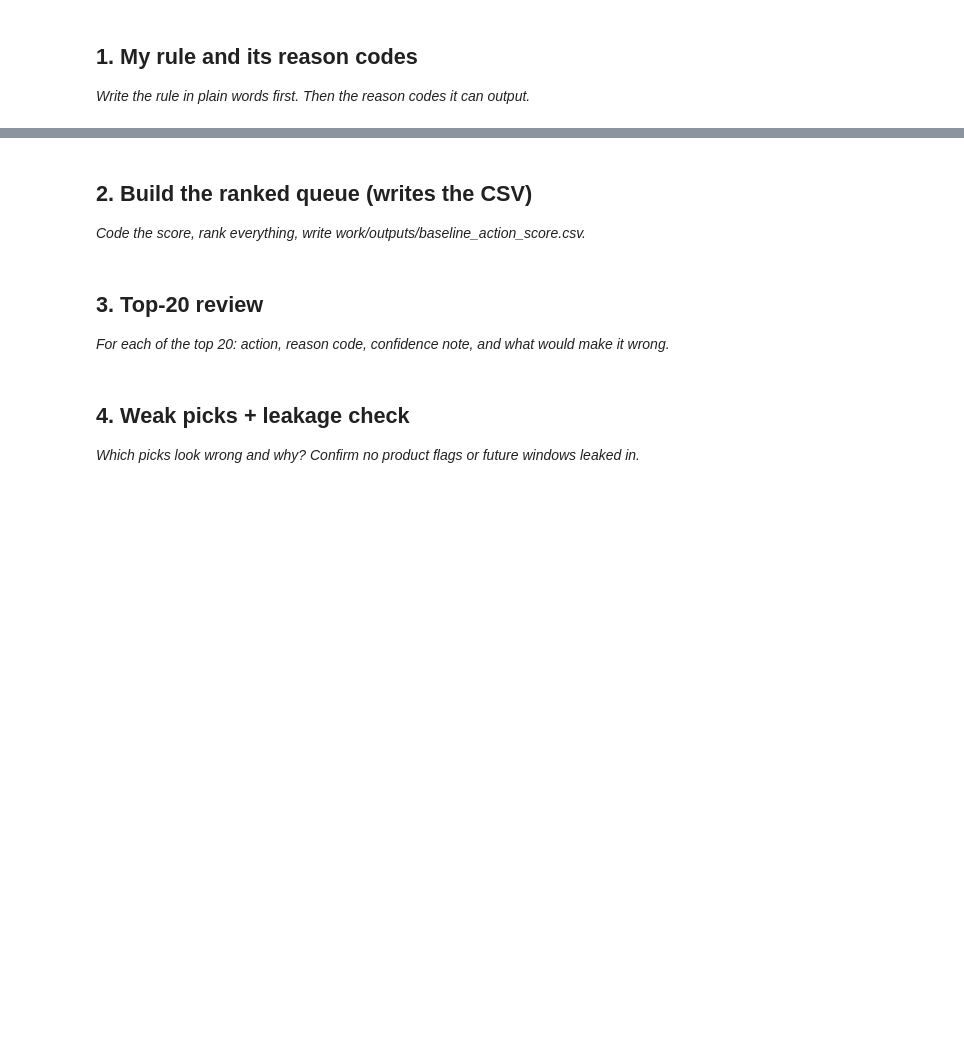
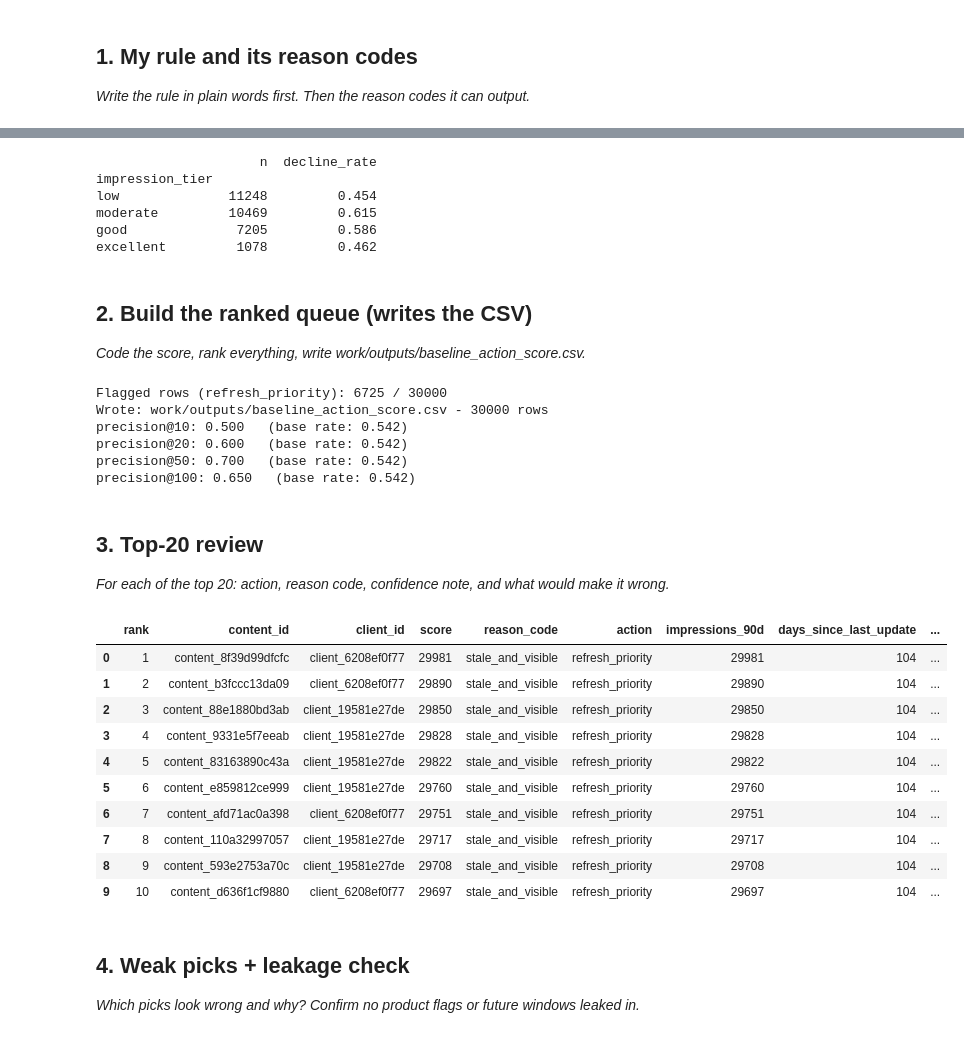
Before and after one commit to TheAlishbahWaheed/flyrank-ml-internship, a Jupyter notebook: work/notebooks/w04_baseline_score.ipynb, the cells around one changed output, grey strips where cells are left out. Drawn from its saved outputs; the diff is of its cells as text; code cells hidden in the pictures; blank space fills up the shorter version.

```diff
--- a/work/notebooks/w04_baseline_score.ipynb
+++ b/work/notebooks/w04_baseline_score.ipynb
@@ -16,3 +72,19 @@ This skeleton is yours to fill. Work the sections **in order** — each one has
+# %%
+# Signal 2: visibility/volume vs decline rate, bucketed, with n
+sig2 = (
+    df.groupby("impression_tier")
+    .agg(n=("content_id", "size"), decline_rate=("is_declining_label", "mean"))
+    .reindex(["low", "moderate", "good", "excellent"])
+)
+sig2["decline_rate"] = sig2["decline_rate"].round(3)
+print(sig2)
+# %% [output]
+                     n  decline_rate
+impression_tier
+low              11248         0.454
+moderate         10469         0.615
+good              7205         0.586
+excellent         1078         0.462
 # %% [markdown]
 ## 2. Build the ranked queue (writes the CSV)
 
@@ -23,10 +92,64 @@ This skeleton is yours to fill. Work the sections **in order** — each one has
+# %%
+# This cell is for CODE (numbers, a query, a check).
+# Build the score, reason code, action label; rank; write the CSV
+stale = (df["freshness_tier"] == "91-180").astype(int)
+visible = df["impression_tier"].isin(["moderate", "good"]).astype(int)
+
+df["score"] = stale * visible * df["impressions_90d"]
+flagged = (stale * visible) == 1
+df["reason_code"] = flagged.map({True: "stale_and_visible", False: "not_flagged"})
+df["action"] = flagged.map({True: "refresh_priority", False: "monitor"})
+
+ranked = df.sort_values("score", ascending=False).reset_index(drop=True)
+ranked["rank"] = np.arange(1, len(ranked) + 1)
+
+output_cols = [
+    "rank", "content_id", "client_id", "score", "reason_code", "action",
+    "impressions_90d", "days_since_last_update", "freshness_tier", "impression_tier",
+    "avg_position", "ctr", "content_type", "is_declining_label",
+]
+
+os.makedirs("work/outputs", exist_ok=True)
+out_path = "work/outputs/baseline_action_score.csv"
+ranked[output_cols].to_csv(out_path, index=False)
+
+print("Flagged rows (refresh_priority):", int(flagged.sum()), "/", len(df))
+print("Wrote:", out_path, "-", len(ranked), "rows")
+
+# Honest sanity metric: precision@K vs base rate (not required by the card, but cheap and honest)
+base_rate = df["is_declining_label"].mean()
+for k in [10, 20, 50, 100]:
+    p = ranked.head(k)["is_declining_label"].mean()
+    print(f"precision@{k}: {p:.3f}   (base rate: {base_rate:.3f})")
+# Write your text answer in the cell ABOVE this one — typing sentences here breaks Run All.
+# %% [output]
+Flagged rows (refresh_priority): 6725 / 30000
+Wrote: work/outputs/baseline_action_score.csv - 30000 rows
+precision@10: 0.500   (base rate: 0.542)
+precision@20: 0.600   (base rate: 0.542)
+precision@50: 0.700   (base rate: 0.542)
+precision@100: 0.650   (base rate: 0.542)
 # %% [markdown]
 ## 3. Top-20 review
 
 *For each of the top 20: action, reason code, confidence note, and what would make it wrong.*
 # %%
 # This cell is for CODE (numbers, a query, a check).
+top10 = ranked.head(10)[output_cols]
+top10
 # Write your text answer in the cell ABOVE this one — typing sentences here breaks Run All.
+# %% [output]
+|  | rank | content_id | client_id | score | reason_code | action | impressions_90d | days_since_last_update | ... |
+| 0 | 1 | content_8f39d99dfcfc | client_6208ef0f77 | 29981 | stale_and_visible | refresh_priority | 29981 | 104 | ... |
+| 1 | 2 | content_b3fccc13da09 | client_6208ef0f77 | 29890 | stale_and_visible | refresh_priority | 29890 | 104 | ... |
+| 2 | 3 | content_88e1880bd3ab | client_19581e27de | 29850 | stale_and_visible | refresh_priority | 29850 | 104 | ... |
+| 3 | 4 | content_9331e5f7eeab | client_19581e27de | 29828 | stale_and_visible | refresh_priority | 29828 | 104 | ... |
+| 4 | 5 | content_83163890c43a | client_19581e27de | 29822 | stale_and_visible | refresh_priority | 29822 | 104 | ... |
+| 5 | 6 | content_e859812ce999 | client_19581e27de | 29760 | stale_and_visible | refresh_priority | 29760 | 104 | ... |
+| 6 | 7 | content_afd71ac0a398 | client_6208ef0f77 | 29751 | stale_and_visible | refresh_priority | 29751 | 104 | ... |
+| 7 | 8 | content_110a32997057 | client_19581e27de | 29717 | stale_and_visible | refresh_priority | 29717 | 104 | ... |
+| 8 | 9 | content_593e2753a70c | client_19581e27de | 29708 | stale_and_visible | refresh_priority | 29708 | 104 | ... |
+| 9 | 10 | content_d636f1cf9880 | client_6208ef0f77 | 29697 | stale_and_visible | refresh_priority | 29697 | 104 | ... |
 # %% [markdown]
 ## 4. Weak picks + leakage check
 
```
Also changed, not shown: parts of 7 cells of this notebook.
